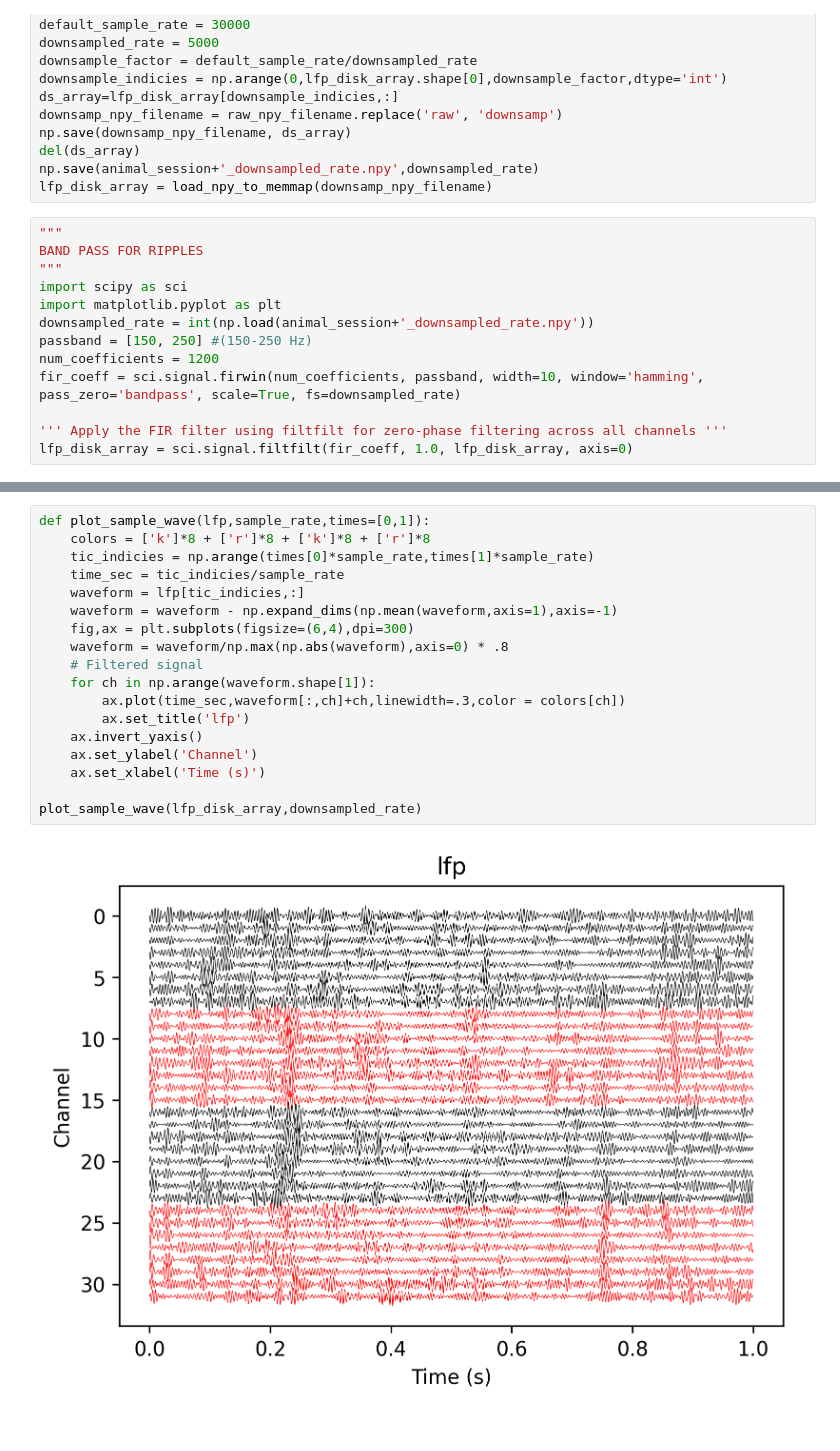
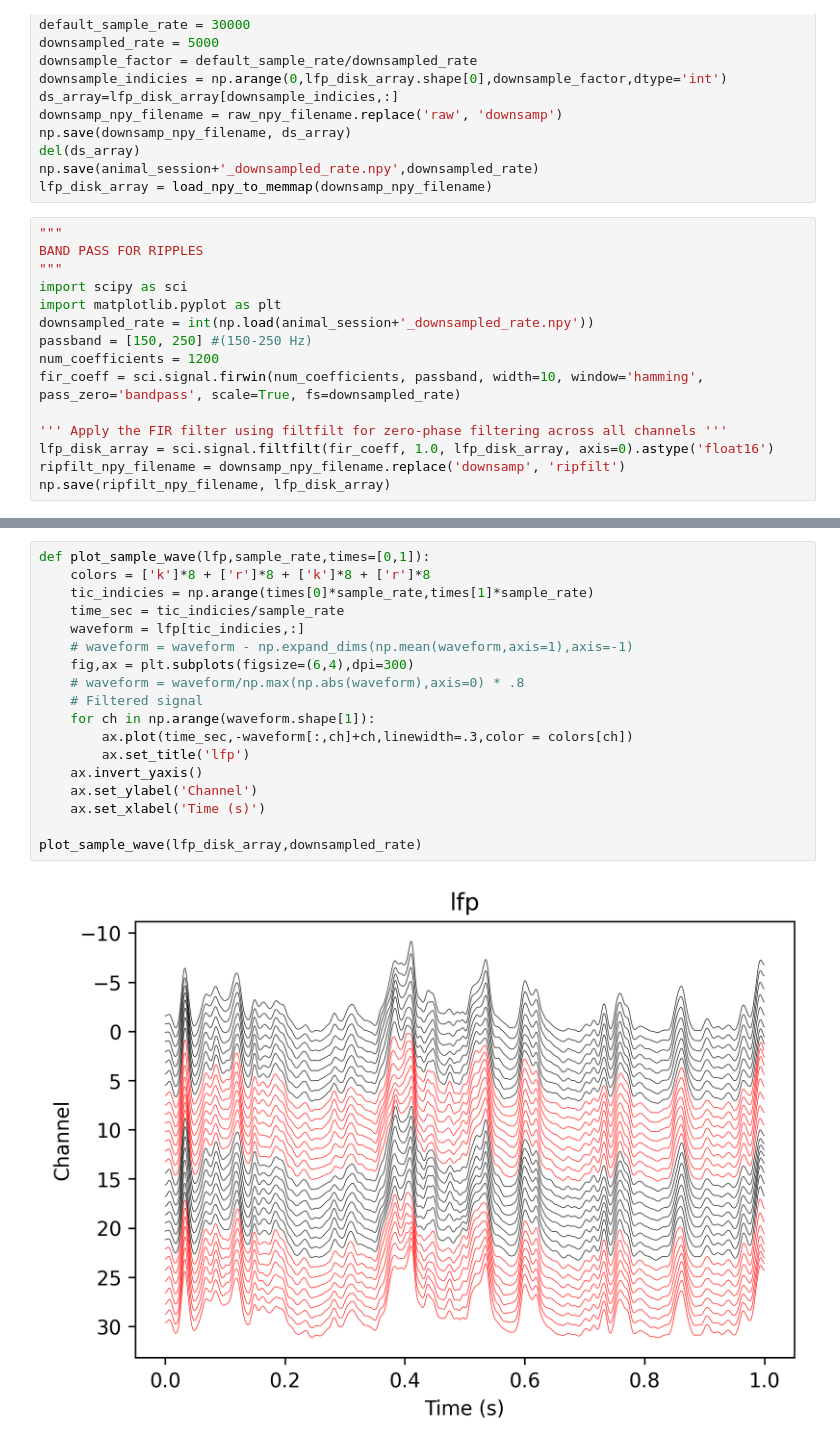
Before and after one commit to dtabuena/Workshop, a Jupyter notebook: Py_trodes/PyTrodes_Pipeline_.ipynb, the cells around one changed output, grey strips where cells are left out. Saved outputs shown, nothing was run; the diff lists cells and outputs as text.

```diff
--- a/Py_trodes/PyTrodes_Pipeline_.ipynb
+++ b/Py_trodes/PyTrodes_Pipeline_.ipynb
@@ -109,4 +109,6 @@ num_coefficients = 1200
 fir_coeff = sci.signal.firwin(num_coefficients, passband, width=10, window='hamming', pass_zero='bandpass', scale=True, fs=downsampled_rate)
 
 ''' Apply the FIR filter using filtfilt for zero-phase filtering across all channels '''
-lfp_disk_array = sci.signal.filtfilt(fir_coeff, 1.0, lfp_disk_array, axis=0)
+lfp_disk_array = sci.signal.filtfilt(fir_coeff, 1.0, lfp_disk_array, axis=0).astype('float16')
+ripfilt_npy_filename = downsamp_npy_filename.replace('downsamp', 'ripfilt')
+np.save(ripfilt_npy_filename, lfp_disk_array)
@@ -133,20 +124,20 @@ print(lfp_disk_array[0:3,:])
 # %%
 def plot_sample_wave(lfp,sample_rate,times=[0,1]):
     colors = ['k']*8 + ['r']*8 + ['k']*8 + ['r']*8
     tic_indicies = np.arange(times[0]*sample_rate,times[1]*sample_rate)
     time_sec = tic_indicies/sample_rate
     waveform = lfp[tic_indicies,:]
-    waveform = waveform - np.expand_dims(np.mean(waveform,axis=1),axis=-1)
+    # waveform = waveform - np.expand_dims(np.mean(waveform,axis=1),axis=-1)
     fig,ax = plt.subplots(figsize=(6,4),dpi=300)
-    waveform = waveform/np.max(np.abs(waveform),axis=0) * .8
+    # waveform = waveform/np.max(np.abs(waveform),axis=0) * .8
     # Filtered signal
     for ch in np.arange(waveform.shape[1]):
-        ax.plot(time_sec,waveform[:,ch]+ch,linewidth=.3,color = colors[ch])
+        ax.plot(time_sec,-waveform[:,ch]+ch,linewidth=.3,color = colors[ch])
         ax.set_title('lfp')
     ax.invert_yaxis()
     ax.set_ylabel('Channel')
     ax.set_xlabel('Time (s)')
 
 plot_sample_wave(lfp_disk_array,downsampled_rate)
 # %% [output]
-[figure, old version]
+[figure, new version]
```
Also changed, not shown: parts of 6 cells of this notebook.
